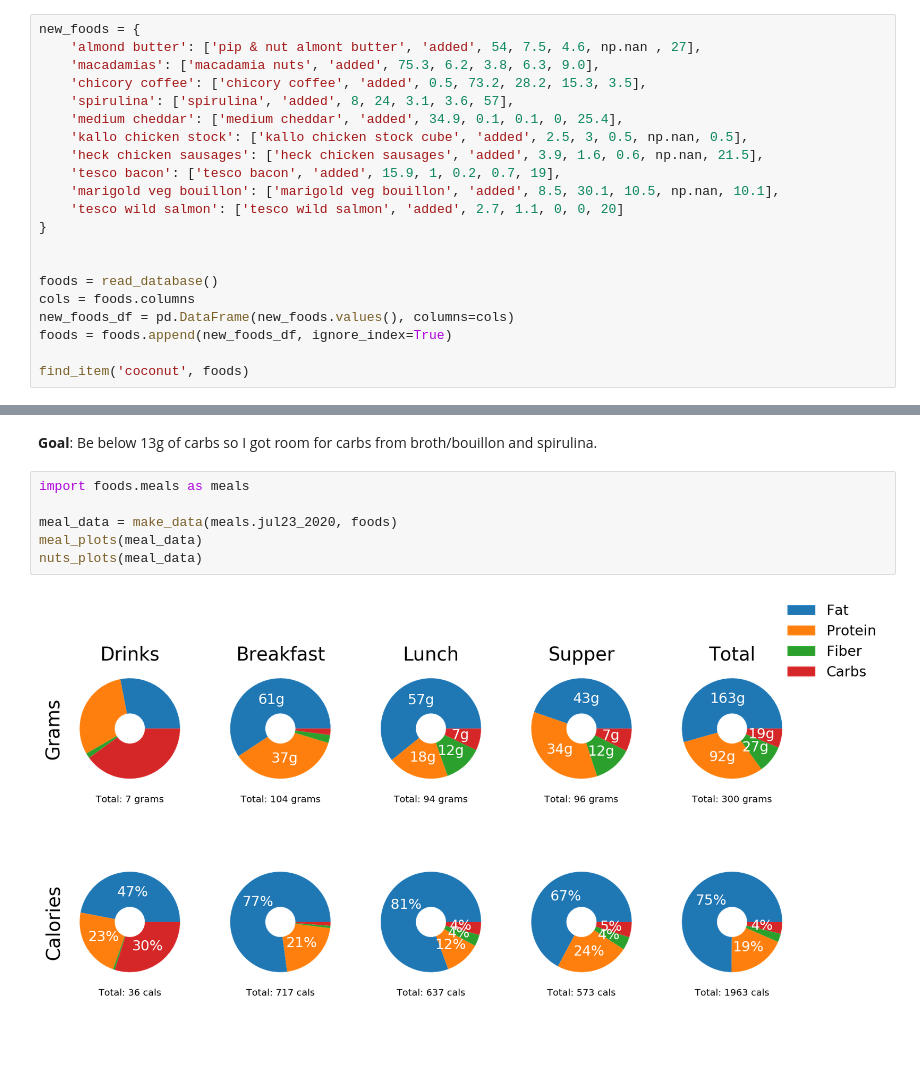
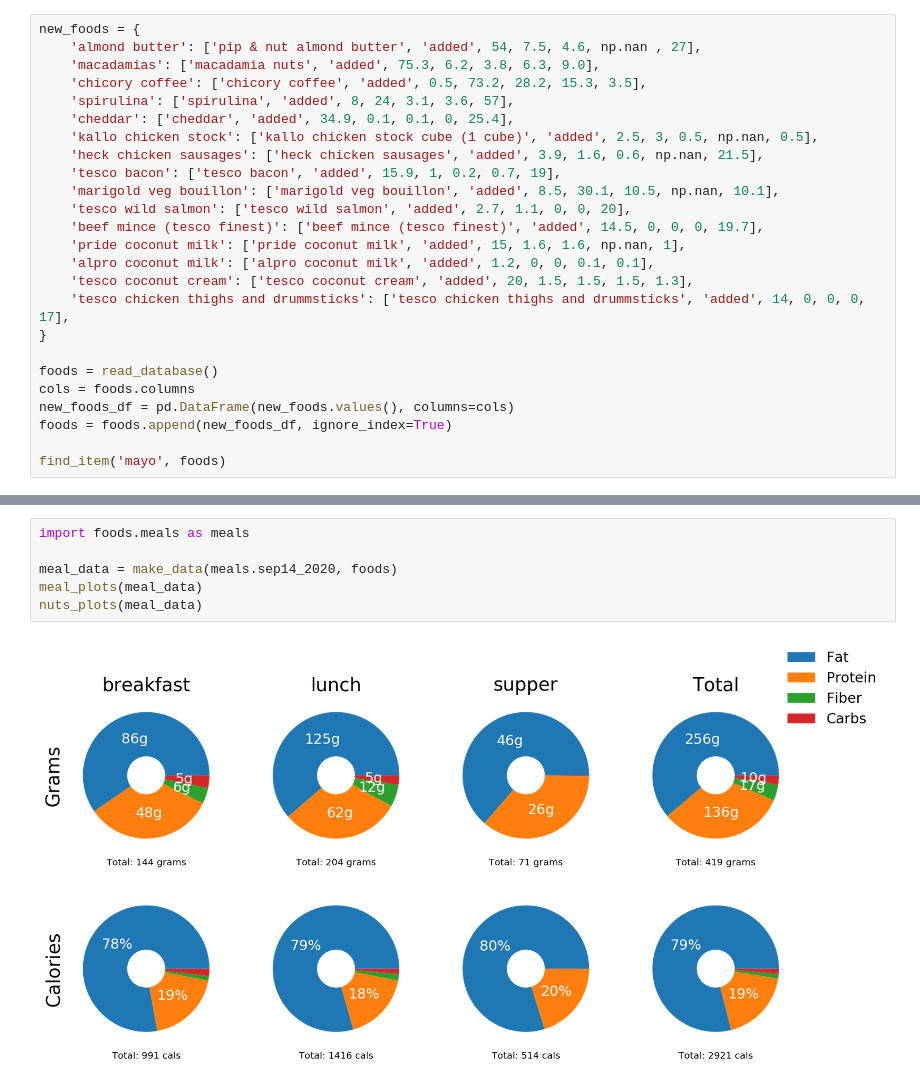
Before and after one commit to fabiangunzinger/food-tracker, a Jupyter notebook: dashboard.ipynb, the cells around one changed output, grey strips where cells are left out. Saved outputs shown, nothing was run; the diff lists cells and outputs as text; blank space fills up the shorter version.

```diff
--- a/dashboard.ipynb
+++ b/dashboard.ipynb
@@ -14,23 +14,27 @@ from foods.dashboard import read_database, find_item, make_data, meal_plots, nut
 # %%
 new_foods = {
-    'almond butter': ['pip & nut almont butter', 'added', 54, 7.5, 4.6, np.nan , 27],
+    'almond butter': ['pip & nut almond butter', 'added', 54, 7.5, 4.6, np.nan , 27],
     'macadamias': ['macadamia nuts', 'added', 75.3, 6.2, 3.8, 6.3, 9.0],
     'chicory coffee': ['chicory coffee', 'added', 0.5, 73.2, 28.2, 15.3, 3.5],
     'spirulina': ['spirulina', 'added', 8, 24, 3.1, 3.6, 57],
-    'medium cheddar': ['medium cheddar', 'added', 34.9, 0.1, 0.1, 0, 25.4],
-    'kallo chicken stock': ['kallo chicken stock cube', 'added', 2.5, 3, 0.5, np.nan, 0.5],
+    'cheddar': ['cheddar', 'added', 34.9, 0.1, 0.1, 0, 25.4],
+    'kallo chicken stock': ['kallo chicken stock cube (1 cube)', 'added', 2.5, 3, 0.5, np.nan, 0.5],
     'heck chicken sausages': ['heck chicken sausages', 'added', 3.9, 1.6, 0.6, np.nan, 21.5],
     'tesco bacon': ['tesco bacon', 'added', 15.9, 1, 0.2, 0.7, 19],
     'marigold veg bouillon': ['marigold veg bouillon', 'added', 8.5, 30.1, 10.5, np.nan, 10.1],
-    'tesco wild salmon': ['tesco wild salmon', 'added', 2.7, 1.1, 0, 0, 20]
+    'tesco wild salmon': ['tesco wild salmon', 'added', 2.7, 1.1, 0, 0, 20],
+    'beef mince (tesco finest)': ['beef mince (tesco finest)', 'added', 14.5, 0, 0, 0, 19.7],
+    'pride coconut milk': ['pride coconut milk', 'added', 15, 1.6, 1.6, np.nan, 1],
+    'alpro coconut milk': ['alpro coconut milk', 'added', 1.2, 0, 0, 0.1, 0.1],
+    'tesco coconut cream': ['tesco coconut cream', 'added', 20, 1.5, 1.5, 1.5, 1.3],
+    'tesco chicken thighs and drummsticks': ['tesco chicken thighs and drummsticks', 'added', 14, 0, 0, 0, 17],
 }
-
 
 foods = read_database()
 cols = foods.columns
 new_foods_df = pd.DataFrame(new_foods.values(), columns=cols)
 foods = foods.append(new_foods_df, ignore_index=True)
 
-find_item('coconut', foods)
+find_item('mayo', foods)
 # %% [output]
 |  | ingredient | category | fat | carbs | sugar | fiber | protein |
@@ -40,10 +47,8 @@ find_item('coconut', foods)
-# %% [markdown]
-**Goal**: Be below 13g of carbs so I got room for carbs from broth/bouillon and spirulina.
 # %%
 import foods.meals as meals
 
-meal_data = make_data(meals.jul23_2020, foods)
+meal_data = make_data(meals.sep14_2020, foods)
 meal_plots(meal_data)
 nuts_plots(meal_data)
 # %% [output]
-[figure, old version]
+[figure, new version]
```
Also changed, not shown: parts of 3 cells of this notebook, 1 other file.
